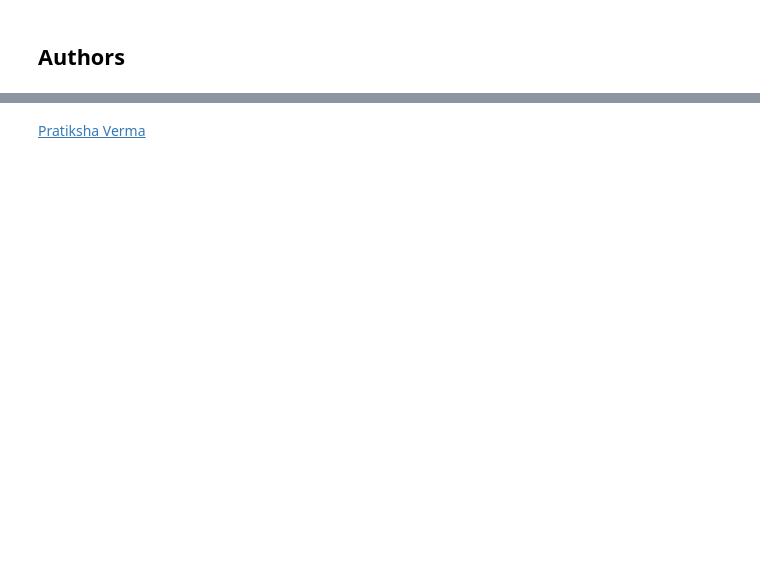
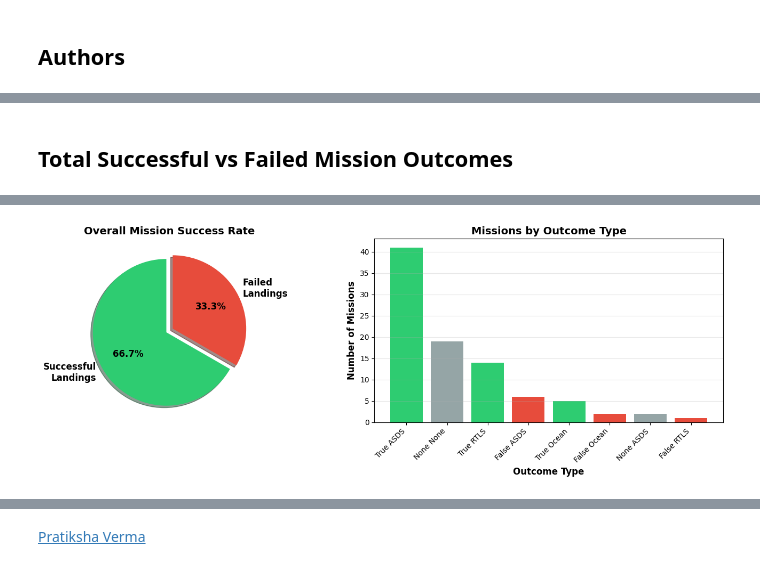
Before and after one commit to mnem0nic7/adsc, a Jupyter notebook: 07-SpaceX-Machine-Learning-Prediction-Part-5-v1.ipynb, the cells around one changed output, grey strips where cells are left out. Saved outputs shown, nothing was run; the diff lists cells and outputs as text; code cells hidden in the pictures; blank space fills up the shorter version.

```diff
--- a/07-SpaceX-Machine-Learning-Prediction-Part-5-v1.ipynb
+++ b/07-SpaceX-Machine-Learning-Prediction-Part-5-v1.ipynb
@@ -357,0 +916,69 @@ Best performing model: Logistic Regression with accuracy: 0.8333
+# %% [markdown]
+## Total Successful vs Failed Mission Outcomes
+# %%
+# Calculate total successful and failed missions based on the Class column
+# Class = 1 means successful landing (success)
+# Class = 0 means failed landing (failure)
+
+total_missions = len(data)
+successful_missions = data[data['Class'] == 1].shape[0]
+failed_missions = data[data['Class'] == 0].shape[0]
+
+# Calculate percentages
+success_rate = (successful_missions / total_missions) * 100
+failure_rate = (failed_missions / total_missions) * 100
+
+print("="*60)
+print("MISSION OUTCOME SUMMARY")
+print("="*60)
+print(f"\nTotal Missions: {total_missions}")
+print(f"\nSuccessful Landings: {successful_missions} ({success_rate:.2f}%)")
+print(f"Failed Landings: {failed_missions} ({failure_rate:.2f}%)")
+
+print("\n" + "="*60)
+print("BREAKDOWN BY OUTCOME TYPE")
+print("="*60)
+
+# Show breakdown by specific outcome types
+outcome_counts = data['Outcome'].value_counts()
+print("\nDetailed Outcome Breakdown:")
+for outcome, count in outcome_counts.items():
+    percentage = (count / total_missions) * 100
+    success_indicator = "✓ Success" if "True" in str(outcome) else "✗ Failure/Unknown"
+    print(f"{outcome:20s}: {count:3d} missions ({percentage:5.2f}%) - {success_indicator}")
+
+print("\n" + "="*60)
+
+# Visual representation
+import matplotlib.pyplot as plt
+
+# Create a pie chart
+fig, (ax1, ax2) = plt.subplots(1, 2, figsize=(14, 5))
+
+# Overall Success vs Failure
+labels1 = ['Successful\nLandings', 'Failed\nLandings']
+sizes1 = [successful_missions, failed_missions]
+colors1 = ['#2ecc71', '#e74c3c']
+explode1 = (0.05, 0.05)
+
+ax1.pie(sizes1, explode=explode1, labels=labels1, colors=colors1, autopct='%1.1f%%',
+        shadow=True, startangle=90, textprops={'fontsize': 12, 'weight': 'bold'})
+ax1.set_title('Overall Mission Success Rate', fontsize=14, weight='bold')
+
+# Detailed outcome breakdown
+outcome_types = outcome_counts.index.tolist()
+outcome_values = outcome_counts.values.tolist()
+colors2 = ['#2ecc71' if 'True' in str(x) else '#e74c3c' if 'False' in str(x) else '#95a5a6'
+           for x in outcome_types]
+
+ax2.bar(range(len(outcome_types)), outcome_values, color=colors2)
+ax2.set_xlabel('Outcome Type', fontsize=12, weight='bold')
+ax2.set_ylabel('Number of Missions', fontsize=12, weight='bold')
+ax2.set_title('Missions by Outcome Type', fontsize=14, weight='bold')
+ax2.set_xticks(range(len(outcome_types)))
+ax2.set_xticklabels(outcome_types, rotation=45, ha='right')
+ax2.grid(axis='y', alpha=0.3)
+
+plt.tight_layout()
+plt.show()
+# %% [output]
@@ -357,0 +1002 @@ Best performing model: Logistic Regression with accuracy: 0.8333
+[figure, added]
```
Also changed, not shown: parts of 30 cells of this notebook, 6 other files.
